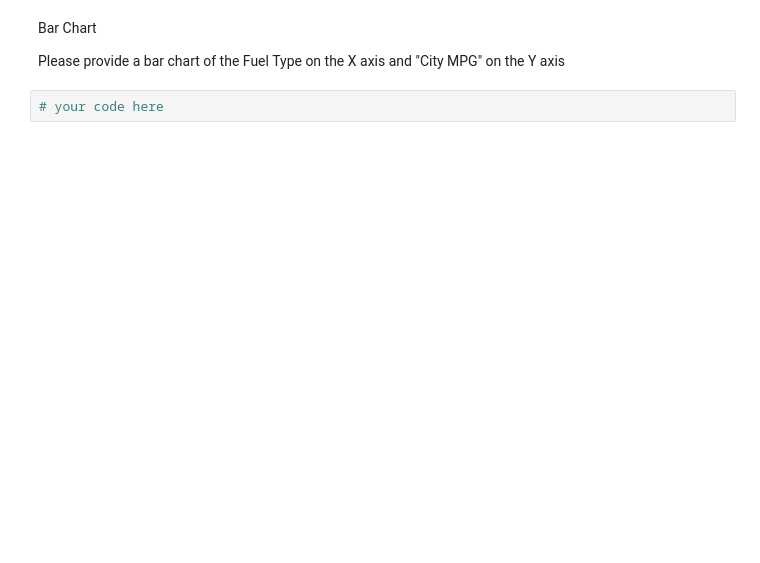
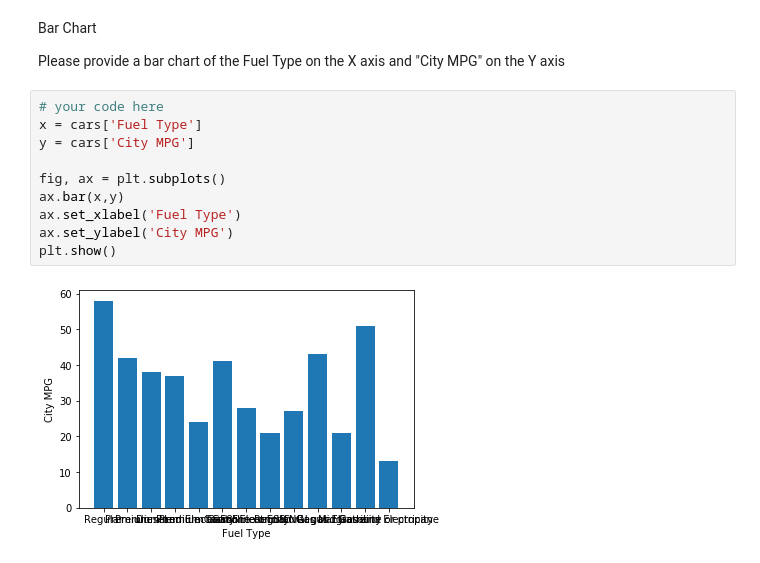
Before and after one commit to Albrodmar/dataptmad1019, a Jupyter notebook: module-2/lab-matplotlib-seaborn/your-code/challenge-1.ipynb, the cells around one changed output. Cells and saved outputs as stored; diff of their text form; blank space fills up the shorter version.

```diff
--- a/module-2/lab-matplotlib-seaborn/your-code/challenge-1.ipynb
+++ b/module-2/lab-matplotlib-seaborn/your-code/challenge-1.ipynb
@@ -119,5 +148,15 @@ Please provide a histogram of the Fuel Barrels/Year
 Bar Chart
 
 Please provide a bar chart of the Fuel Type on the X axis and "City MPG" on the Y axis
-# %%
-# your code here
+# %%
+# your code here
+x = cars['Fuel Type']
+y = cars['City MPG']
+
+fig, ax = plt.subplots()
+ax.bar(x,y)
+ax.set_xlabel('Fuel Type')
+ax.set_ylabel('City MPG')
+plt.show()
+# %% [output]
+[figure, added]
```
Also changed, not shown: parts of 8 cells of this notebook.
